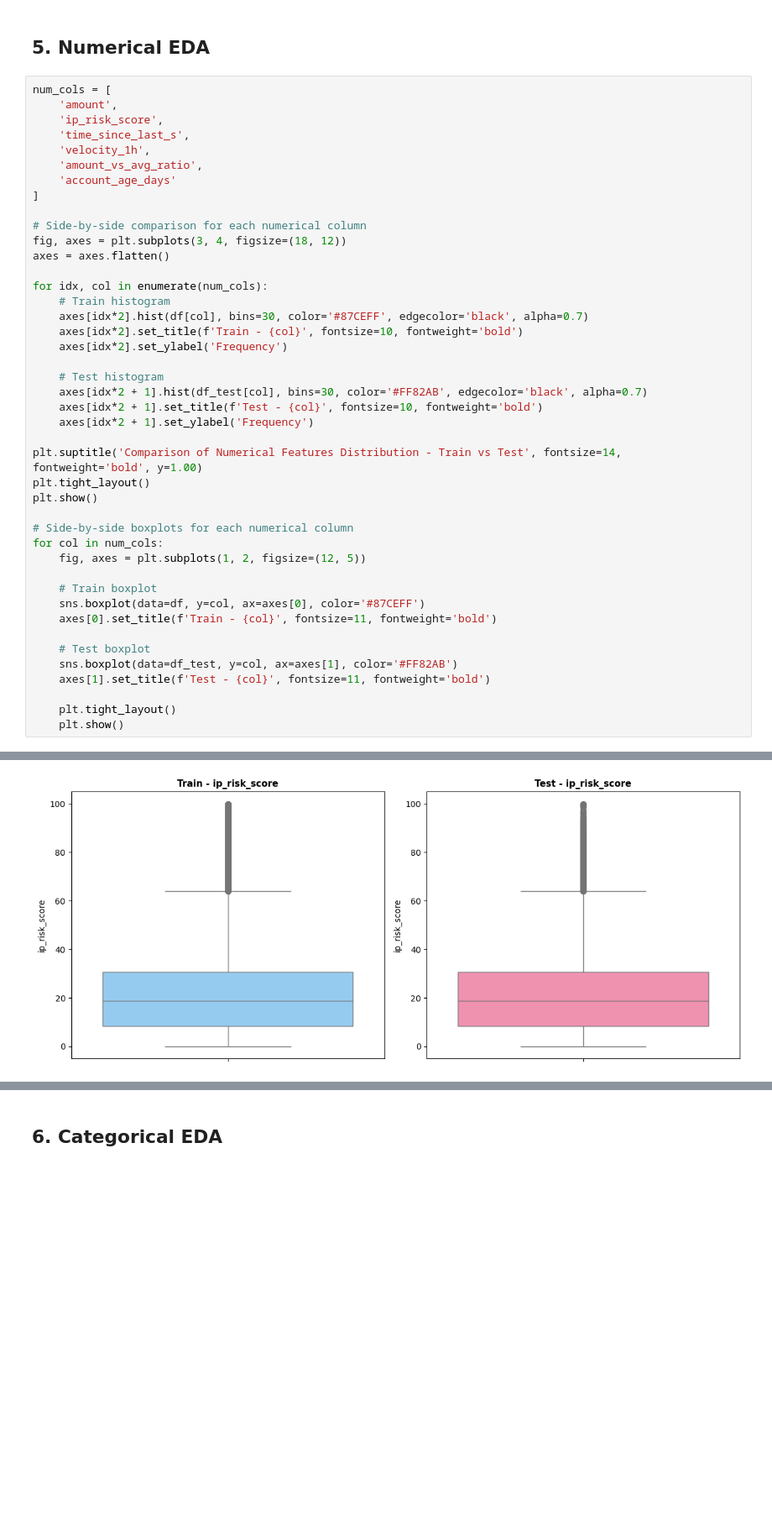
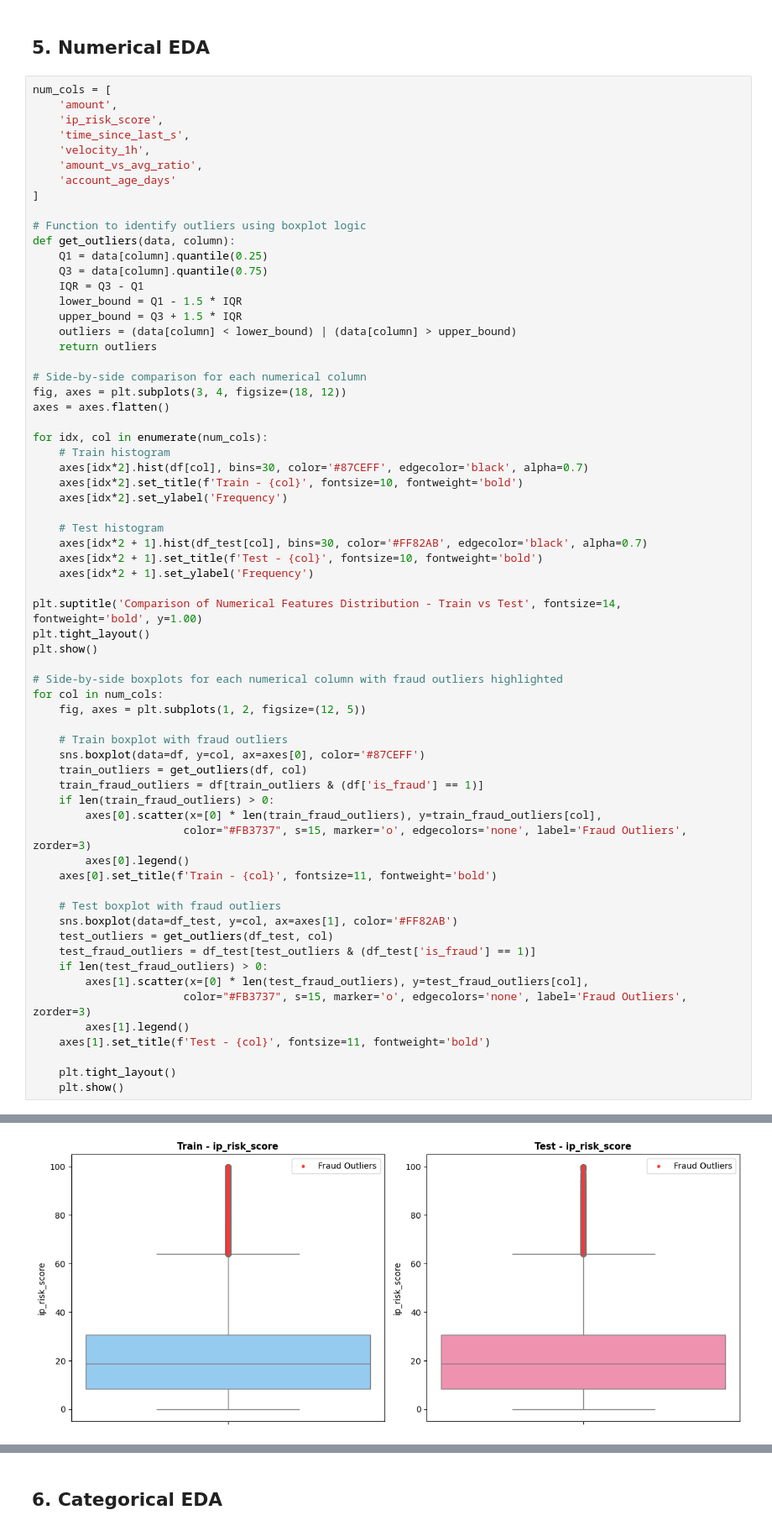
Before and after one commit to huyvietbui1806/mlops-project, a Jupyter notebook: notebooks/EDA.ipynb, the cells around one changed output, grey strips where cells are left out. Shown at 84% size. Drawn from its saved outputs; the diff is of its cells as text; blank space fills up the shorter version.

```diff
--- a/notebooks/EDA.ipynb
+++ b/notebooks/EDA.ipynb
@@ -229,6 +237,16 @@ num_cols = [
     'amount_vs_avg_ratio',
     'account_age_days'
 ]
+
+# Function to identify outliers using boxplot logic
+def get_outliers(data, column):
+    Q1 = data[column].quantile(0.25)
+    Q3 = data[column].quantile(0.75)
+    IQR = Q3 - Q1
+    lower_bound = Q1 - 1.5 * IQR
+    upper_bound = Q3 + 1.5 * IQR
+    outliers = (data[column] < lower_bound) | (data[column] > upper_bound)
+    return outliers
 
 # Side-by-side comparison for each numerical column
 fig, axes = plt.subplots(3, 4, figsize=(18, 12))
@@ -249,16 +267,28 @@ plt.suptitle('Comparison of Numerical Features Distribution - Train vs Test', fo
 plt.tight_layout()
 plt.show()
 
-# Side-by-side boxplots for each numerical column
+# Side-by-side boxplots for each numerical column with fraud outliers highlighted
 for col in num_cols:
     fig, axes = plt.subplots(1, 2, figsize=(12, 5))
 
-    # Train boxplot
+    # Train boxplot with fraud outliers
     sns.boxplot(data=df, y=col, ax=axes[0], color='#87CEFF')
+    train_outliers = get_outliers(df, col)
+    train_fraud_outliers = df[train_outliers & (df['is_fraud'] == 1)]
+    if len(train_fraud_outliers) > 0:
+        axes[0].scatter(x=[0] * len(train_fraud_outliers), y=train_fraud_outliers[col],
+                       color="#FB3737", s=15, marker='o', edgecolors='none', label='Fraud Outliers', zorder=3)
+        axes[0].legend()
     axes[0].set_title(f'Train - {col}', fontsize=11, fontweight='bold')
 
-    # Test boxplot
+    # Test boxplot with fraud outliers
     sns.boxplot(data=df_test, y=col, ax=axes[1], color='#FF82AB')
+    test_outliers = get_outliers(df_test, col)
+    test_fraud_outliers = df_test[test_outliers & (df_test['is_fraud'] == 1)]
+    if len(test_fraud_outliers) > 0:
+        axes[1].scatter(x=[0] * len(test_fraud_outliers), y=test_fraud_outliers[col],
+                       color="#FB3737", s=15, marker='o', edgecolors='none', label='Fraud Outliers', zorder=3)
+        axes[1].legend()
     axes[1].set_title(f'Test - {col}', fontsize=11, fontweight='bold')
 
     plt.tight_layout()
@@ -269 +299 @@ for col in num_cols:
-[figure, old version]
+[figure, new version]
```
Also changed, not shown: parts of 13 cells of this notebook.
